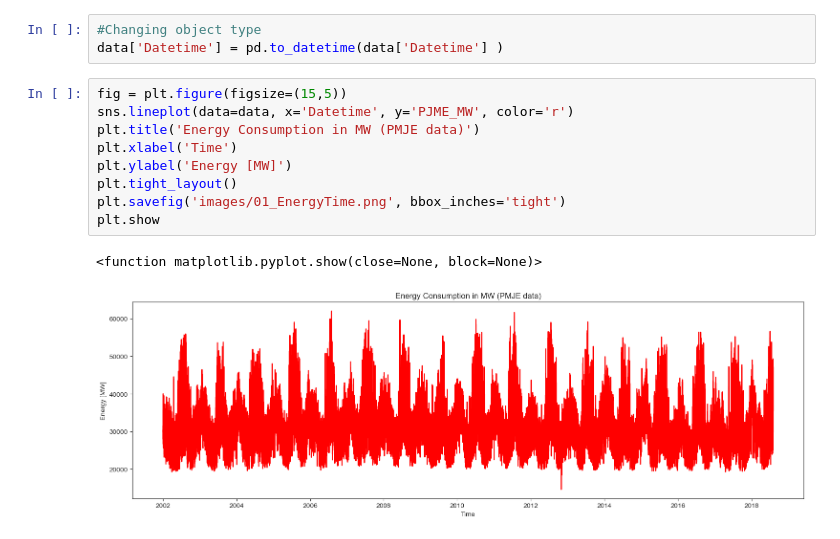
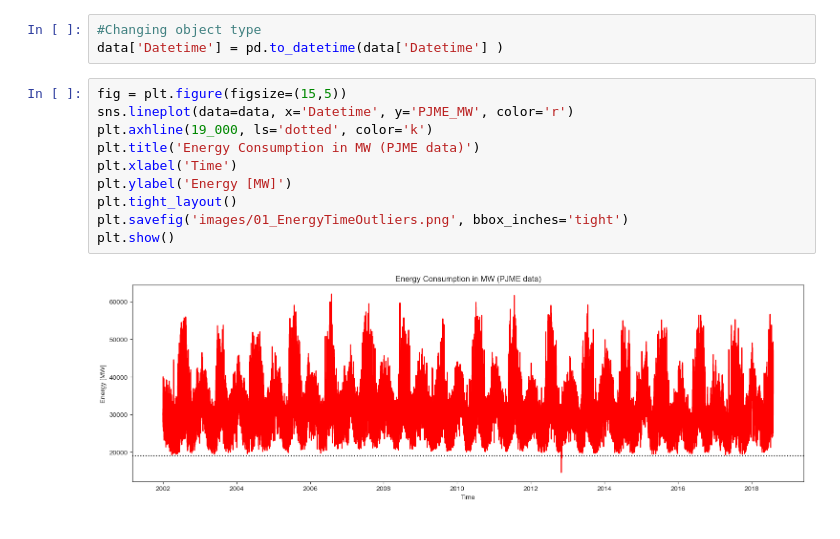
Before and after one commit to Gregoritsch3/ML_EDA_Regression_EnergyConsumptionForecasting, a Jupyter notebook: ML_EDA_EnergyForecast.ipynb, the cells around one changed output. Drawn from its saved outputs; the diff is of its cells as text.

```diff
--- a/ML_EDA_EnergyForecast.ipynb
+++ b/ML_EDA_EnergyForecast.ipynb
@@ -105,12 +108,12 @@ data['Datetime'] = pd.to_datetime(data['Datetime'] )
 # %%
 fig = plt.figure(figsize=(15,5))
 sns.lineplot(data=data, x='Datetime', y='PJME_MW', color='r')
-plt.title('Energy Consumption in MW (PMJE data)')
+plt.axhline(19_000, ls='dotted', color='k')
+plt.title('Energy Consumption in MW (PJME data)')
 plt.xlabel('Time')
 plt.ylabel('Energy [MW]')
 plt.tight_layout()
-plt.savefig('images/01_EnergyTime.png', bbox_inches='tight')
-plt.show
+plt.savefig('images/01_EnergyTimeOutliers.png', bbox_inches='tight')
+plt.show()
 # %% [output]
-<function matplotlib.pyplot.show(close=None, block=None)>
-[figure, old version]
+[figure, new version]
```
Also changed, not shown: parts of 35 cells of this notebook, 13 other files.
